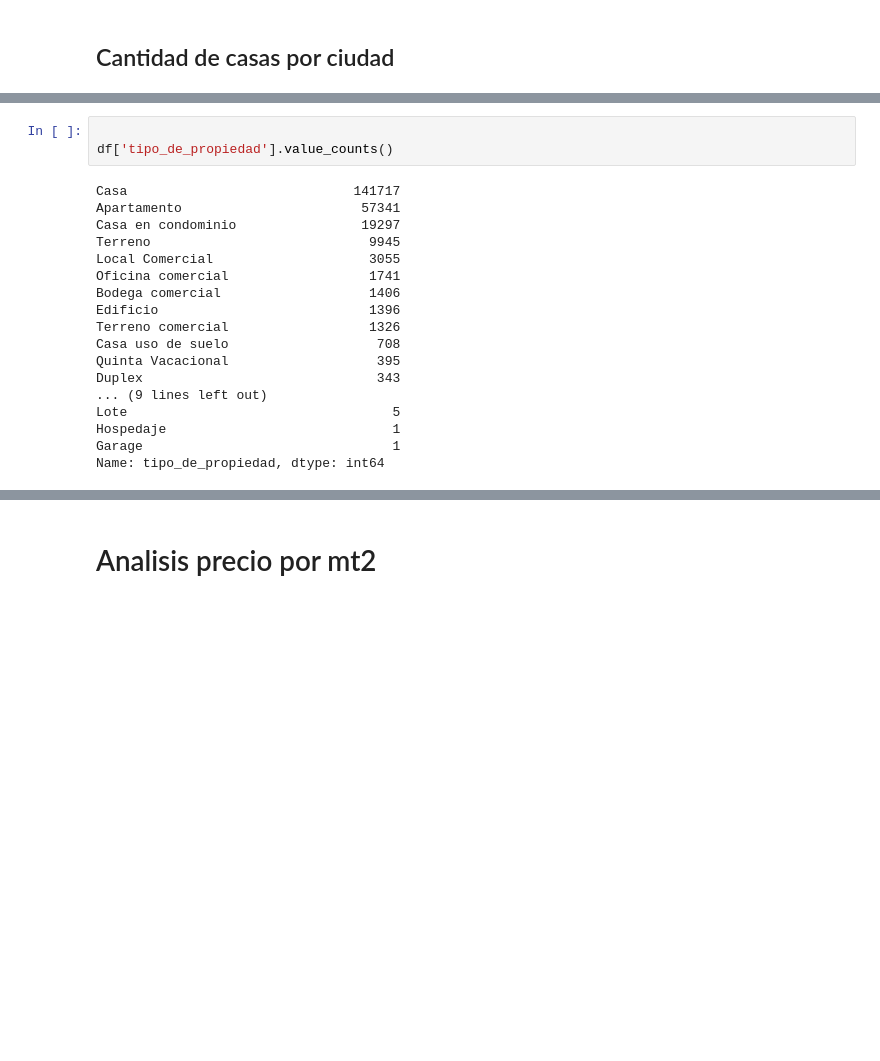
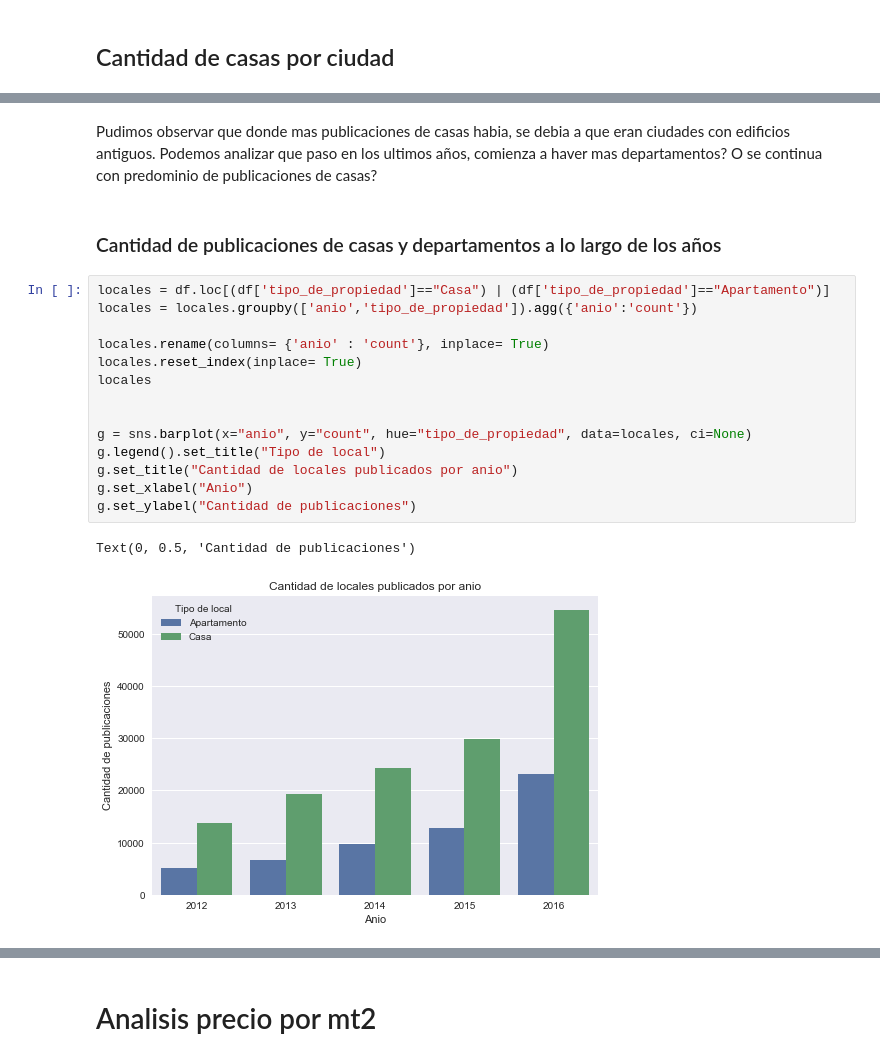
Before and after one commit to diaznicolasandres1/95.58-orga-datos-zonaprop-mexico-12-16, a Jupyter notebook: notebooks/04-primera-exploracion-nicolas.ipynb, the cells around one changed output, grey strips where cells are left out. Drawn from its saved outputs; the diff is of its cells as text; blank space fills up the shorter version.

```diff
--- a/notebooks/04-primera-exploracion-nicolas.ipynb
+++ b/notebooks/04-primera-exploracion-nicolas.ipynb
@@ -138,21 +156,21 @@ graf.set_ylabel('Top 10 ciudades');
-# %%
-
-df['tipo_de_propiedad'].value_counts()
-# %% [output]
-Casa                             141717
-Apartamento                       57341
-Casa en condominio                19297
-Terreno                            9945
-Local Comercial                    3055
-Oficina comercial                  1741
-Bodega comercial                   1406
-Edificio                           1396
-Terreno comercial                  1326
-Casa uso de suelo                   708
-Quinta Vacacional                   395
-Duplex                              343
-... (9 lines left out)
-Lote                                  5
-Hospedaje                             1
-Garage                                1
-Name: tipo_de_propiedad, dtype: int64
+# %% [markdown]
+Pudimos observar que donde mas publicaciones de casas habia, se debia a que eran ciudades con edificios antiguos. Podemos analizar que paso en los ultimos años, comienza a haver mas departamentos? O se continua con predominio de publicaciones de casas?
+# %% [markdown]
+### Cantidad de publicaciones de casas y departamentos a lo largo de los años
+# %%
+locales = df.loc[(df['tipo_de_propiedad']=="Casa") | (df['tipo_de_propiedad']=="Apartamento")]
+locales = locales.groupby(['anio','tipo_de_propiedad']).agg({'anio':'count'})
+
+locales.rename(columns= {'anio' : 'count'}, inplace= True)
+locales.reset_index(inplace= True)
+locales
+
+
+g = sns.barplot(x="anio", y="count", hue="tipo_de_propiedad", data=locales, ci=None)
+g.legend().set_title("Tipo de local")
+g.set_title("Cantidad de locales publicados por anio")
+g.set_xlabel("Anio")
+g.set_ylabel("Cantidad de publicaciones")
+# %% [output]
+Text(0, 0.5, 'Cantidad de publicaciones')
+[figure, added]
```
Also changed, not shown: parts of 38 cells of this notebook.
